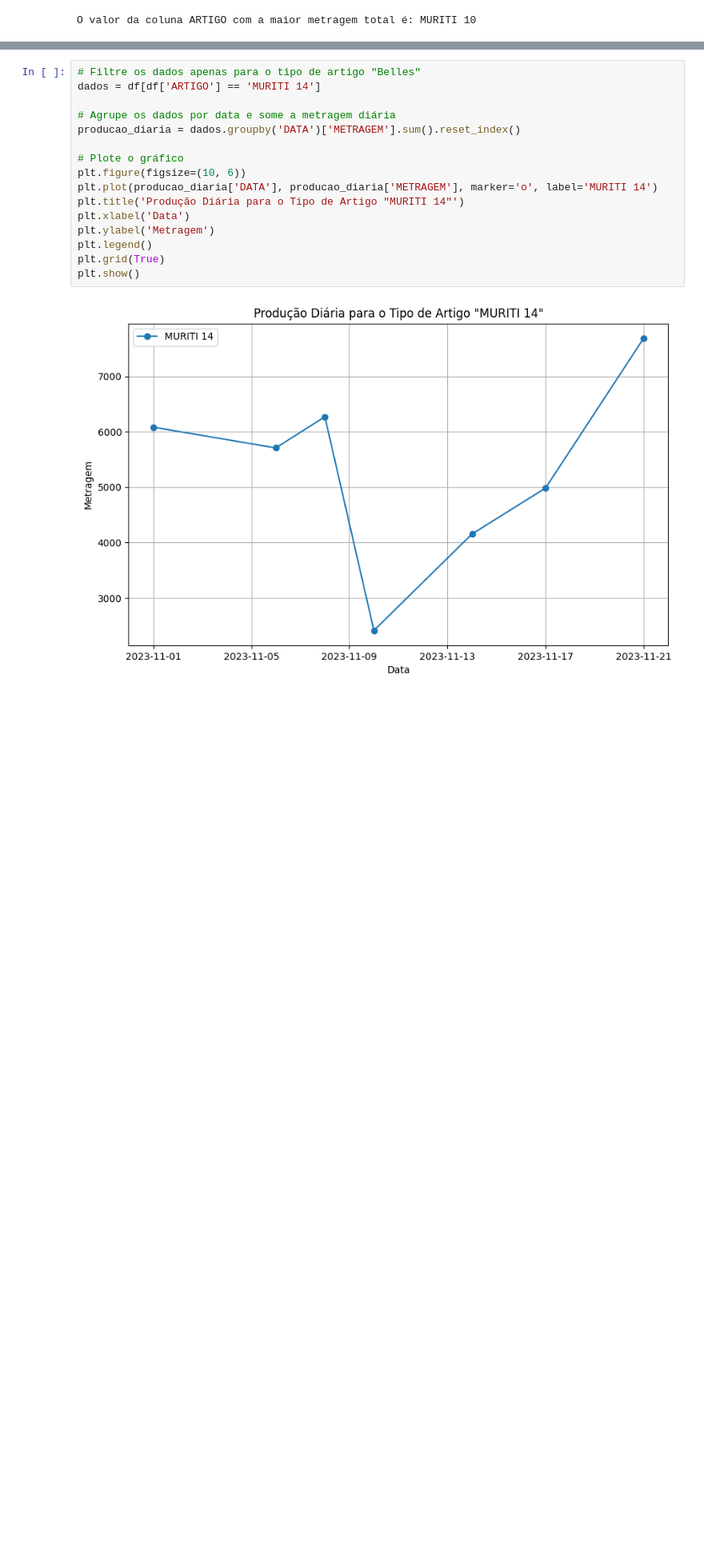
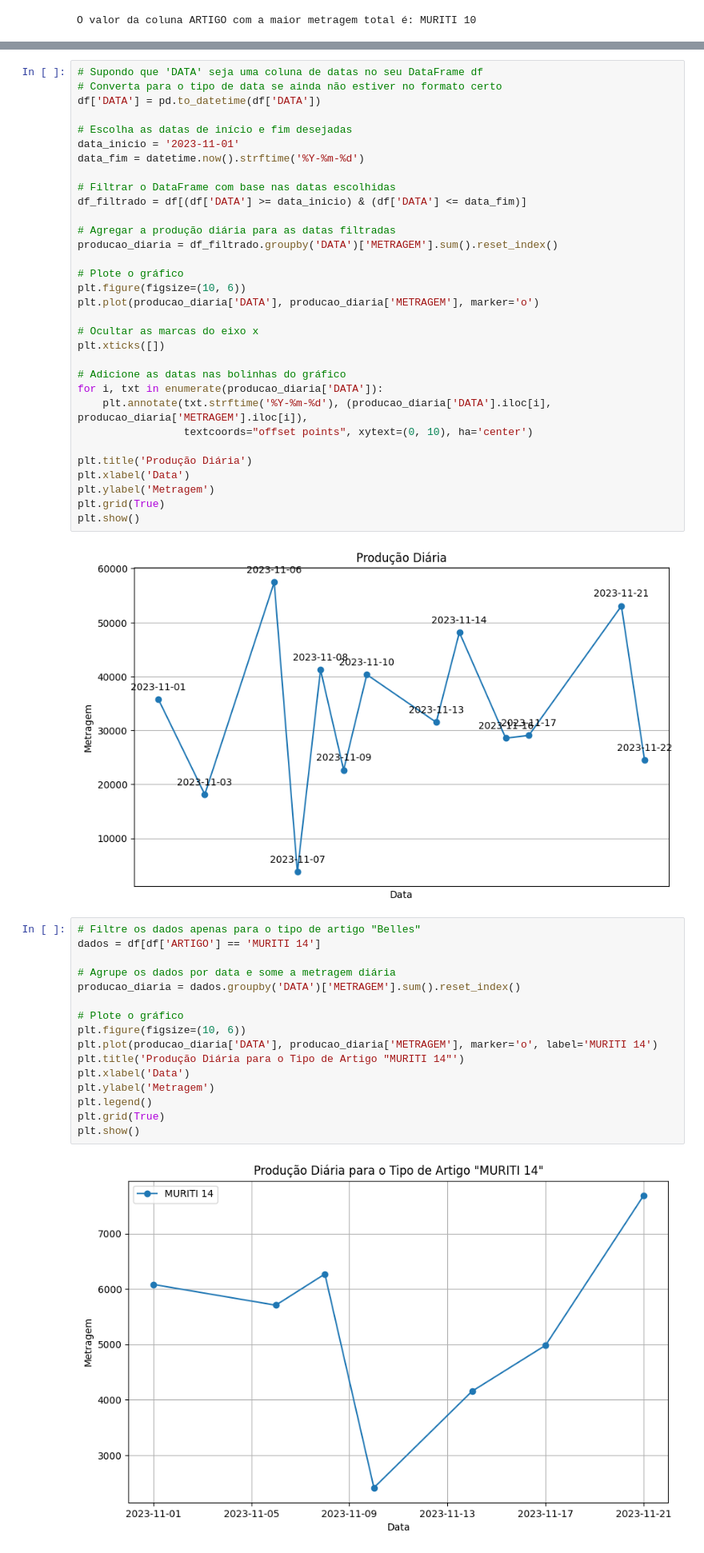
Before and after one commit to luisfernandogbraga/ANALISE_DE_PRODU-O_DULOREN, a Jupyter notebook: produção.ipynb, the cells around one changed output, grey strips where cells are left out. Shown at 80% size. Drawn from its saved outputs; the diff is of its cells as text; blank space fills up the shorter version.

```diff
--- a/produção.ipynb
+++ b/produção.ipynb
@@ -205,3 +213,37 @@ plt.show()
+# %%
+# Supondo que 'DATA' seja uma coluna de datas no seu DataFrame df
+# Converta para o tipo de data se ainda não estiver no formato certo
+df['DATA'] = pd.to_datetime(df['DATA'])
+
+# Escolha as datas de início e fim desejadas
+data_inicio = '2023-11-01'
+data_fim = datetime.now().strftime('%Y-%m-%d')
+
+# Filtrar o DataFrame com base nas datas escolhidas
+df_filtrado = df[(df['DATA'] >= data_inicio) & (df['DATA'] <= data_fim)]
+
+# Agregar a produção diária para as datas filtradas
+producao_diaria = df_filtrado.groupby('DATA')['METRAGEM'].sum().reset_index()
+
+# Plote o gráfico
+plt.figure(figsize=(10, 6))
+plt.plot(producao_diaria['DATA'], producao_diaria['METRAGEM'], marker='o')
+
+# Ocultar as marcas do eixo x
+plt.xticks([])
+
+# Adicione as datas nas bolinhas do gráfico
+for i, txt in enumerate(producao_diaria['DATA']):
+    plt.annotate(txt.strftime('%Y-%m-%d'), (producao_diaria['DATA'].iloc[i], producao_diaria['METRAGEM'].iloc[i]),
+                 textcoords="offset points", xytext=(0, 10), ha='center')
+
+plt.title('Produção Diária')
+plt.xlabel('Data')
+plt.ylabel('Metragem')
+plt.grid(True)
+plt.show()
+# %% [output]
+[figure, added]
 # %%
 # Filtre os dados apenas para o tipo de artigo "Belles"
 dados = df[df['ARTIGO'] == 'MURITI 14']
```
Also changed, not shown: parts of 11 cells of this notebook.
